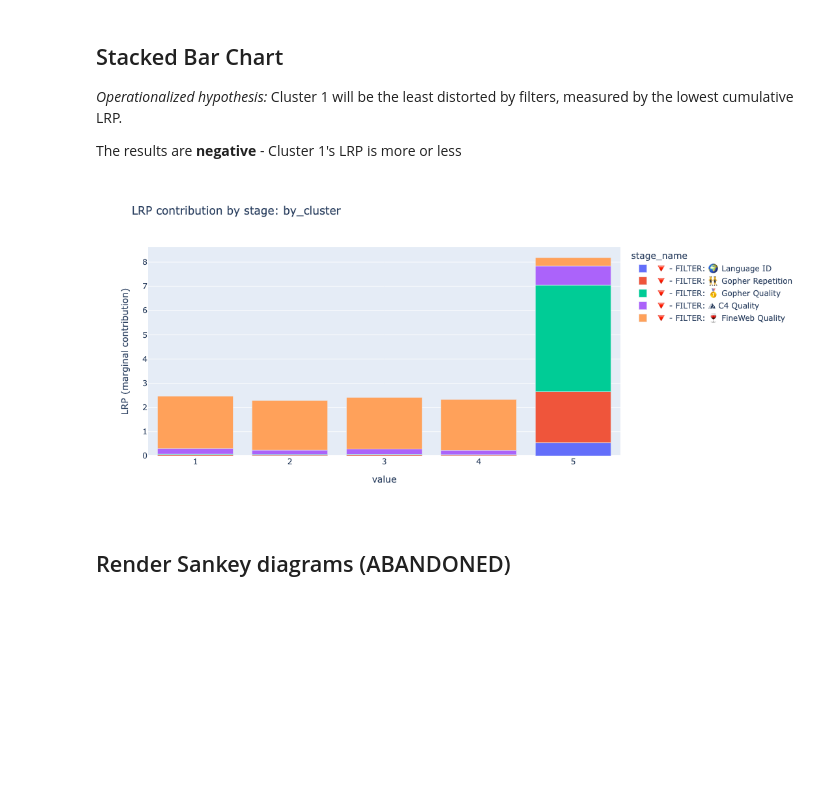
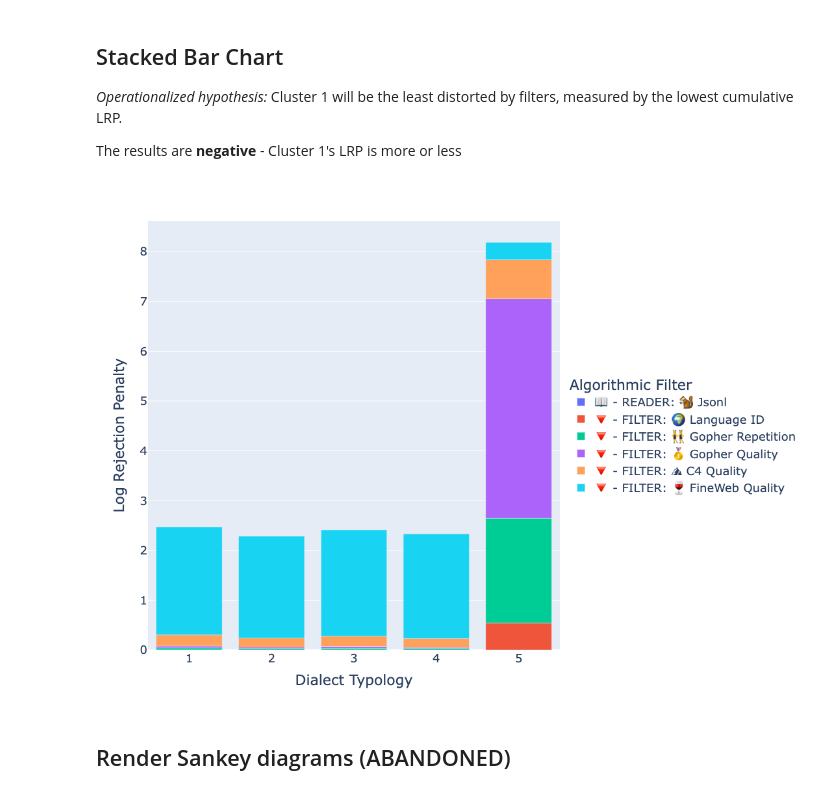
Before and after one commit to jessicacwang/pretraining-quality-mobility, a Jupyter notebook: eval/filter_audit.ipynb, the cells around one changed output. Cells and saved outputs as stored; diff of their text form; code cells hidden in the pictures; blank space fills up the shorter version.

Commit message:
eval: changes for TADA submission

```diff
--- a/eval/filter_audit.ipynb
+++ b/eval/filter_audit.ipynb
@@ -371,21 +471,36 @@ render_lrp_contribution("overall", height=500)
 
 The results are **negative** - Cluster 1's LRP is more or less
 # %%
-def render_lrp_contribution(subset_key):
-    df = series[subset_key]
+def render_lrp_stack(subset_key, sort_key="color_key", font_size=18):
+    df = series[subset_key].sort_values(by=sort_key)
     fig = px.bar(
         df, x="value", y="lrp", color="stage_name",
-        title=f"LRP contribution by stage: {subset_key}",
-        labels={"lrp": "LRP (cumulative contribution)"}
+        # facet_row="scale",
+        labels={"lrp": "Log Rejection Penalty", "value": "Dialect Typology"}
     )
-    fig.update_layout(width=600, height=500)
+    # fig.update_xaxes(title_text="")
+    fig.update_layout(
+        width=800, height=800,
+        font=dict(size=font_size),
+        legend=dict(
+            title="Algorithmic Filter",
+            # maxheight=0.1
+            yanchor="middle",
+            y=0.5
+        )
+    )
+    fig.for_each_annotation(lambda a: a.update(text=a.text.split("=")[-1]))
     return fig
 # %%
 # for key in series:
 #     render_lrp_contribution(key).write_image(f"../output/eval/images/retention/contribution/{key}.png")
-render_lrp_contribution("by_cluster")
+!mkdir -p ../output/eval/images/lrp
+render_lrp_stack("by_cluster", "value").write_image(f"../output/eval/images/lrp/typology_cluster.png")
-# %% [output]
-[figure, removed]
+# %%
+# series["by_cluster"]
+render_lrp_stack("by_cluster", "value")
+# %% [output]
+[figure, added]
 # %% [markdown]
 ## Render Sankey diagrams (ABANDONED)
 # %%
```
Also changed, not shown: parts of 22 cells of this notebook, 3 other files.
